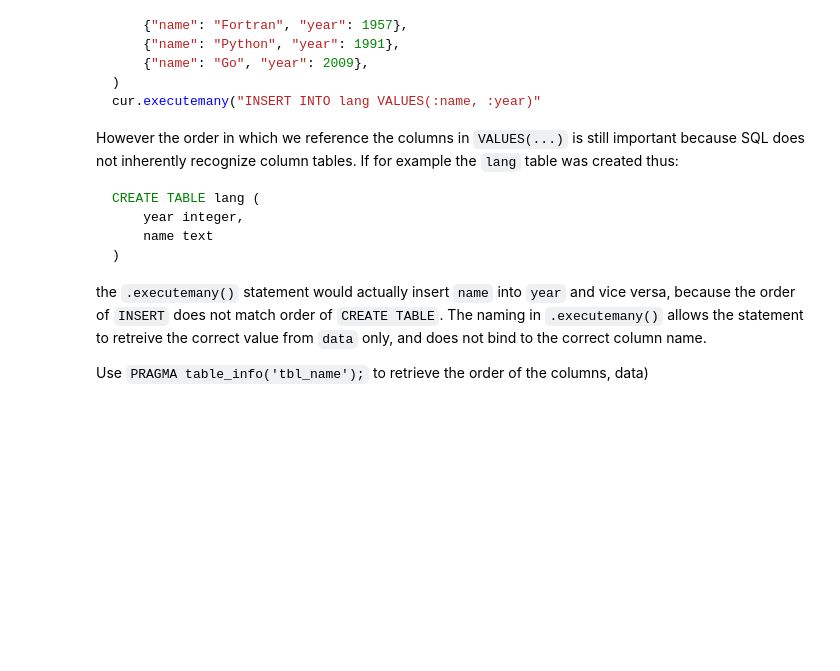
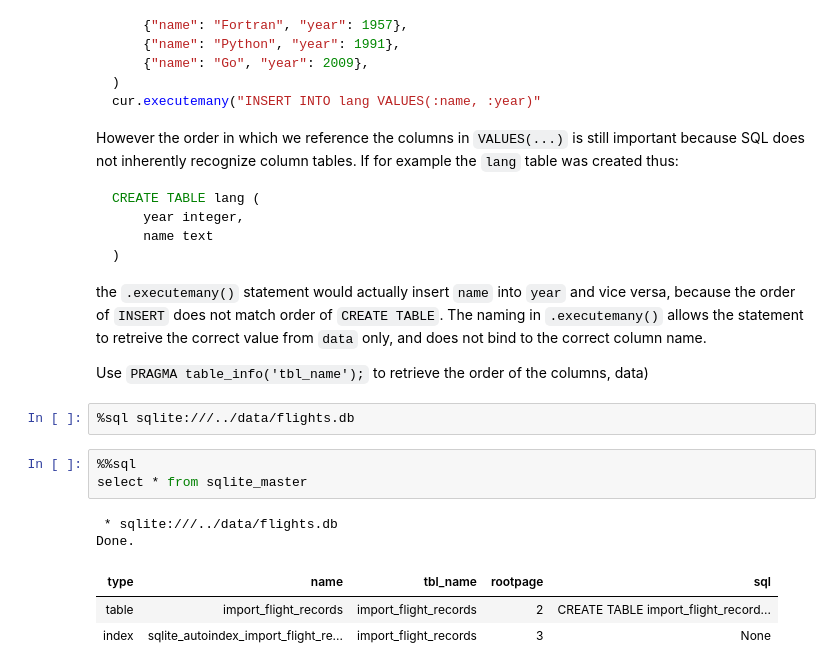
Before and after one commit to vykuang/mh-flight-logs, a Jupyter notebook: notebooks/sqlite.ipynb, the cells around one changed output. Cells and saved outputs as stored; diff of their text form; blank space fills up the shorter version.

```diff
--- a/notebooks/sqlite.ipynb
+++ b/notebooks/sqlite.ipynb
@@ -608,3 +614,14 @@ CREATE TABLE lang (
 the `.executemany()` statement would actually insert `name` into `year` and vice versa, because the order of `INSERT` does not match order of `CREATE TABLE`. The naming in `.executemany()` allows the statement to retreive the correct value from `data` only, and does not bind to the correct column name.
 
 Use `PRAGMA table_info('tbl_name');` to retrieve the order of the columns, data)
+# %%
+%sql sqlite:///../data/flights.db
+# %%
+%%sql
+select * from sqlite_master
+# %% [output]
+ * sqlite:///../data/flights.db
+Done.
+| type | name | tbl_name | rootpage | sql |
+| table | import_flight_records | import_flight_records | 2 | CREATE TABLE import_flight_record... |
+| index | sqlite_autoindex_import_flight_re... | import_flight_records | 3 | None |
```
Also changed, not shown: parts of 25 cells of this notebook, 4 other files.
